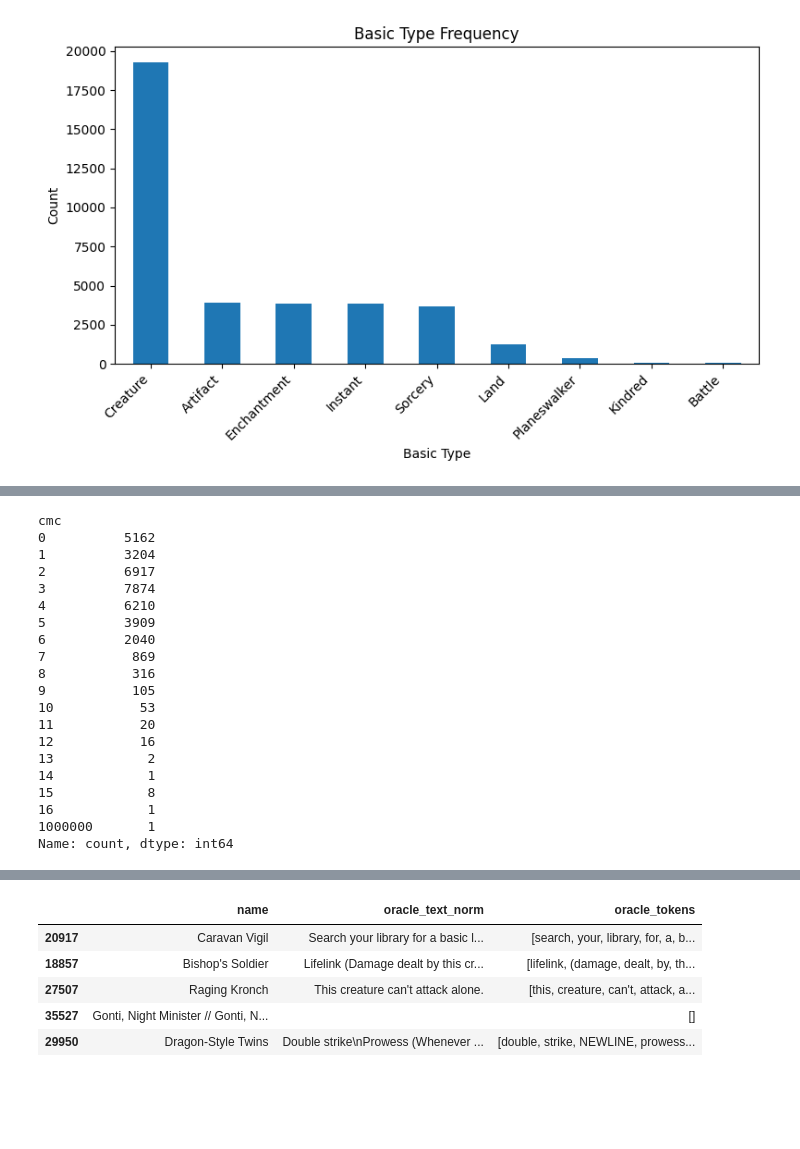
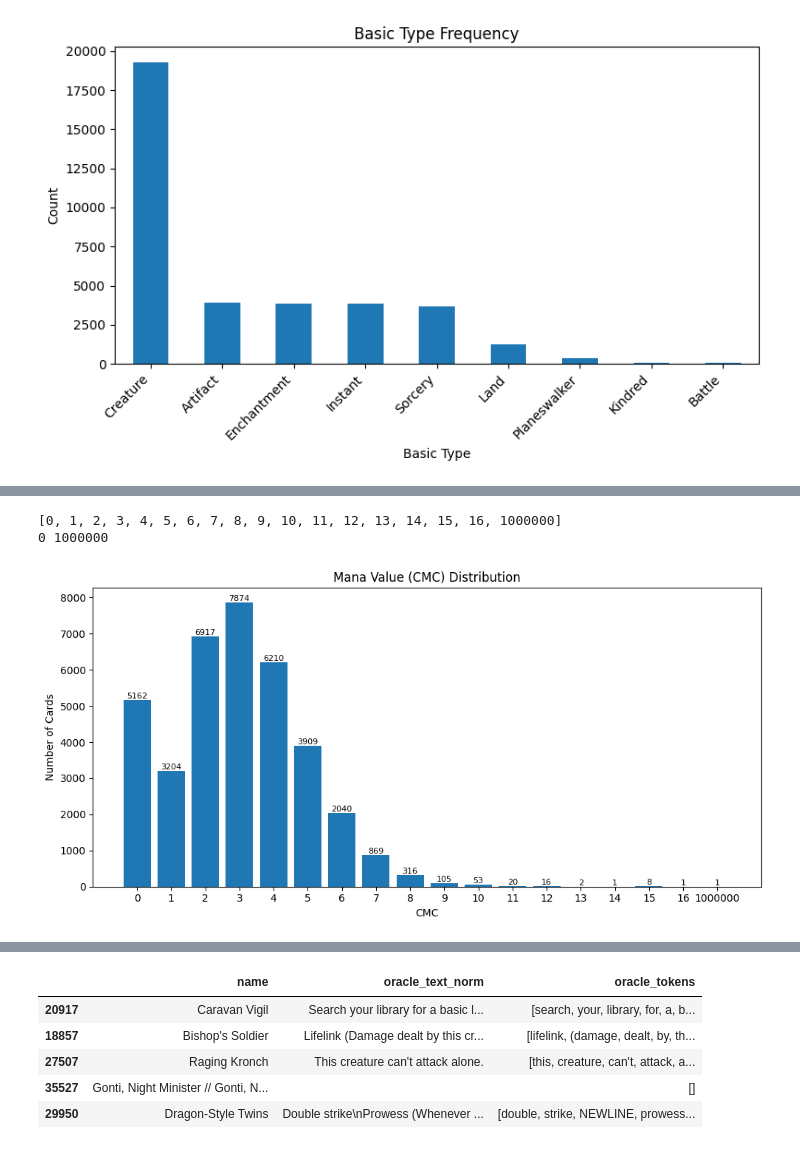
Before and after one commit to MitchellB9/mtg_ai, a Jupyter notebook: Notebooks/inspect_data.ipynb, the cells around one changed output, grey strips where cells are left out. Saved outputs shown, nothing was run; the diff lists cells and outputs as text; code cells hidden in the pictures; blank space fills up the shorter version.

```diff
--- a/Notebooks/inspect_data.ipynb
+++ b/Notebooks/inspect_data.ipynb
@@ -172,28 +102,34 @@ cmc_counts = (
     .sort_index()
 )
 
-cmc_counts
+print(cmc_counts.index.tolist())
+print(cmc_counts.index.min(), cmc_counts.index.max())
 # %% [output]
-cmc
-0          5162
-1          3204
-2          6917
-3          7874
-4          6210
-5          3909
-6          2040
-7           869
-8           316
-9           105
-10           53
-11           20
-12           16
-13            2
-14            1
-15            8
-16            1
-1000000       1
-Name: count, dtype: int64
+[0, 1, 2, 3, 4, 5, 6, 7, 8, 9, 10, 11, 12, 13, 14, 15, 16, 1000000]
+0 1000000
+# %%
+fig, ax = plt.subplots(figsize=(10, 5))
+
+x_pos = range(len(cmc_counts))
+x_labels = cmc_counts.index.astype(str)
+y_values = cmc_counts.values
+
+bars = ax.bar(x_pos, y_values)
+
+ax.set_title("Mana Value (CMC) Distribution")
+ax.set_xlabel("CMC")
+ax.set_ylabel("Number of Cards")
+ax.set_xticks(list(x_pos))
+ax.set_xticklabels(x_labels)
+
+# Add labels on top of bars
+for i, v in enumerate(y_values):
+    ax.text(i, v, str(v), ha="center", va="bottom", fontsize=8)
+
+plt.tight_layout()
+plt.show()
+# %% [output]
+[figure, added]
 # %%
 # Clean head() views (select columns)
 
```
Also changed, not shown: parts of 10 cells of this notebook, 1 other file.
